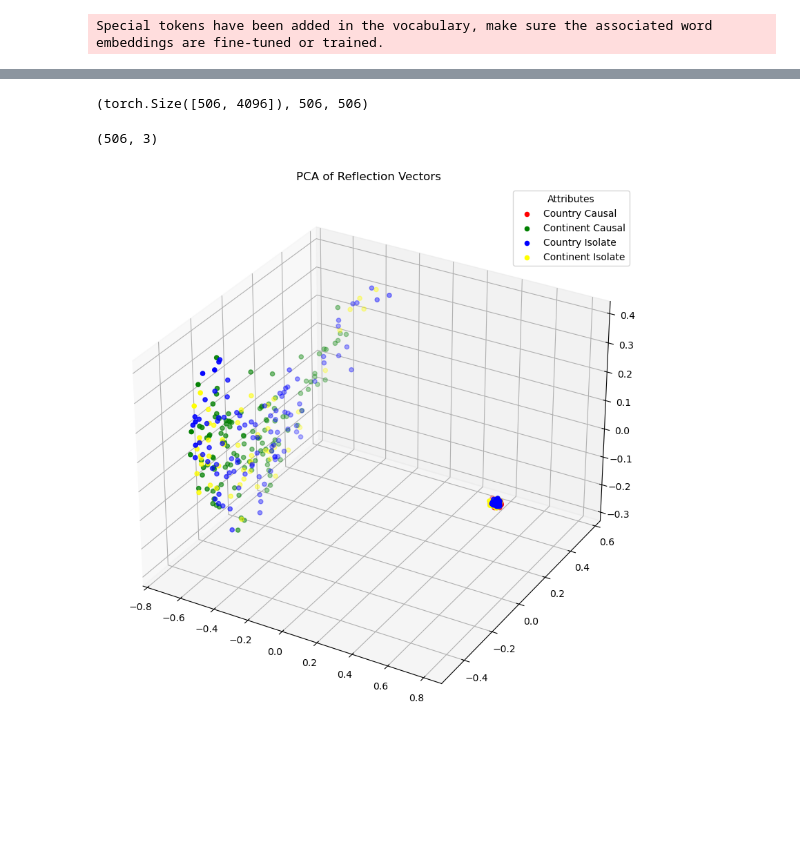
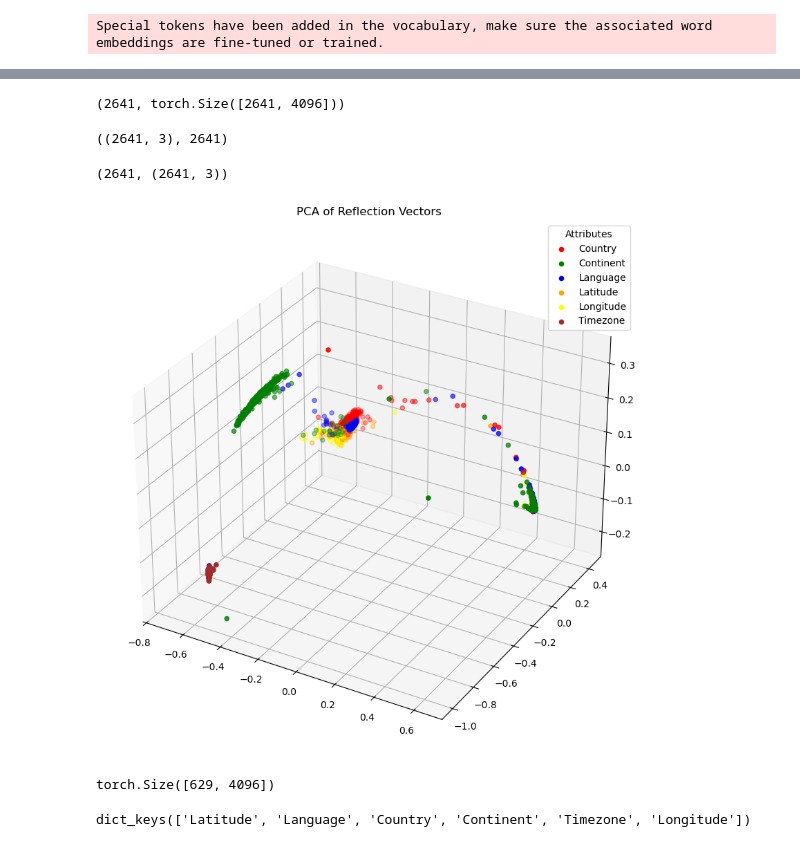
Before and after one commit to sidnb13/HyperDAS, a Jupyter notebook: analysis/ravel/plot_householder_vectors.ipynb, the cells around one changed output, grey strips where cells are left out. Saved outputs shown, nothing was run; the diff lists cells and outputs as text; code cells hidden in the pictures; blank space fills up the shorter version.

```diff
--- a/analysis/ravel/plot_householder_vectors.ipynb
+++ b/analysis/ravel/plot_householder_vectors.ipynb
@@ -110,58 +115,63 @@ rvs = torch.concatenate(rvs, dim=0)
 # %%
-correct_rvs = rvs[correct_idxs]
+rvs = rvs[correct_idxs]
 is_causal = [is_causal[i] for i in correct_idxs]
 attributes = [attributes[i] for i in correct_idxs]
+len(attributes), rvs.shape
+# %% [output]
+(2641, torch.Size([2641, 4096]))
+# %%
+from sklearn.decomposition import PCA
+pca = PCA(n_components=3)
+
+# TypeError: Got unsupported ScalarType BFloat16
+rvs = rvs.float().cpu()
+
+rvs_pca = pca.fit_transform(rvs)
 # %%
-correct_rvs.shape, len(is_causal), len(attributes)
+rvs_pca.shape, len(attributes)
 # %% [output]
-(torch.Size([506, 4096]), 506, 506)
+((2641, 3), 2641)
-# %%
-from sklearn.decomposition import PCA
-pca = PCA(n_components=3)
-
-# TypeError: Got unsupported ScalarType BFloat16
-correct_rvs = correct_rvs.float().cpu()
-
-rvs_pca = pca.fit_transform(correct_rvs)
-# %%
-rvs_pca.shape
-# %% [output]
-(506, 3)
 # %%
 labels = []
 for i in range(rvs_pca.shape[0]):
-    label = attributes[i] + " Causal" if is_causal[i] else attributes[i] + " Isolate"
+    label = attributes[i]
     labels += [label]
+# %%
+len(labels), rvs_pca.shape
+# %% [output]
+(2641, (2641, 3))
 # %%
 import matplotlib.pyplot as plt
 from mpl_toolkits.mplot3d import Axes3D
 
 fig = plt.figure(figsize=(10, 10))
 ax = fig.add_subplot(111, projection='3d')
 
 colors = {
-    'Country Causal': 'red',
-    'Continent Causal': 'green',
-    'Country Isolate': 'blue',
-    'Continent Isolate': 'yellow',
+    'Country': 'red',
+    'Continent': 'green',
+    'Language': 'blue',
+    'Latitude': 'orange',
+    'Longitude': 'yellow',
+    'Timezone': 'brown',
 }
 
 # Initialize an empty dictionary to store coordinates by label
 grouped = {label: [] for label in colors.keys()}
 
 # Group coordinates by labels
 for i in range(rvs_pca.shape[0]):
     x, y, z = rvs_pca[i]
     label = labels[i]
     grouped[label].append((x, y, z))
 
 # Plot each group with its associated color and add to legend
 for label, coordinates in grouped.items():
     xs, ys, zs = zip(*coordinates)  # Unzip the list of tuples
     ax.scatter(xs, ys, zs, color=colors[label], label=label)
 
 ax.legend(title="Attributes")
 plt.title('PCA of Reflection Vectors')
 plt.show()
 # %% [output]
-[figure, old version]
+[figure, new version]
@@ -167,0 +186,8 @@ plt.show()
+# %%
+vector_dict["Country"].shape
+# %% [output]
+torch.Size([629, 4096])
+# %%
+vector_dict.keys()
+# %% [output]
+dict_keys(['Latitude', 'Language', 'Country', 'Continent', 'Timezone', 'Longitude'])
```
Also changed, not shown: parts of 6 cells of this notebook, 8 other files.
